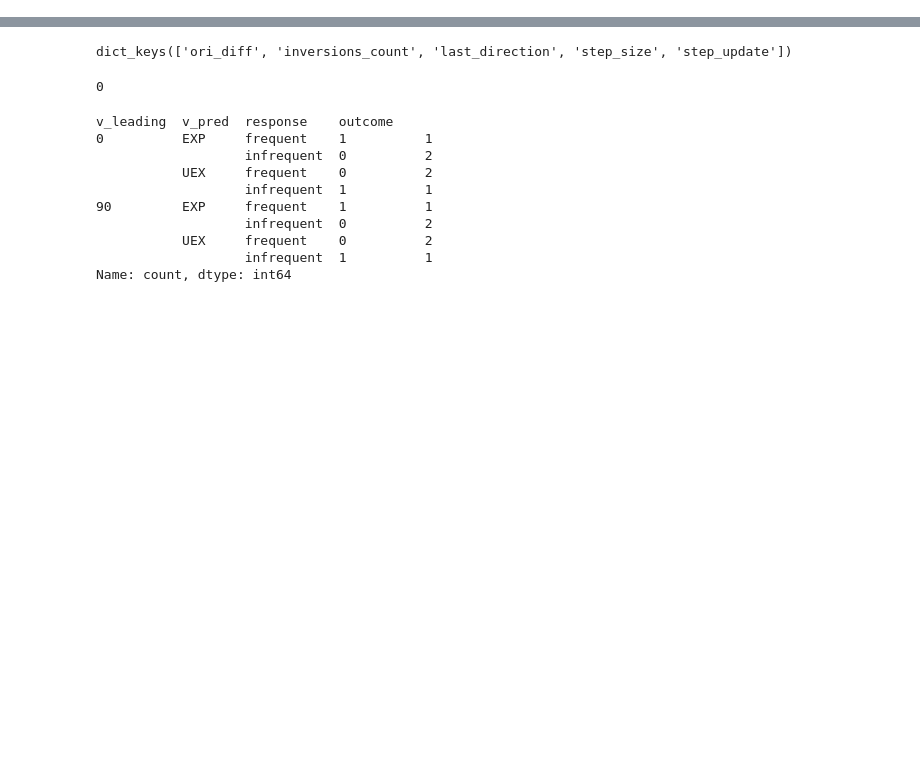
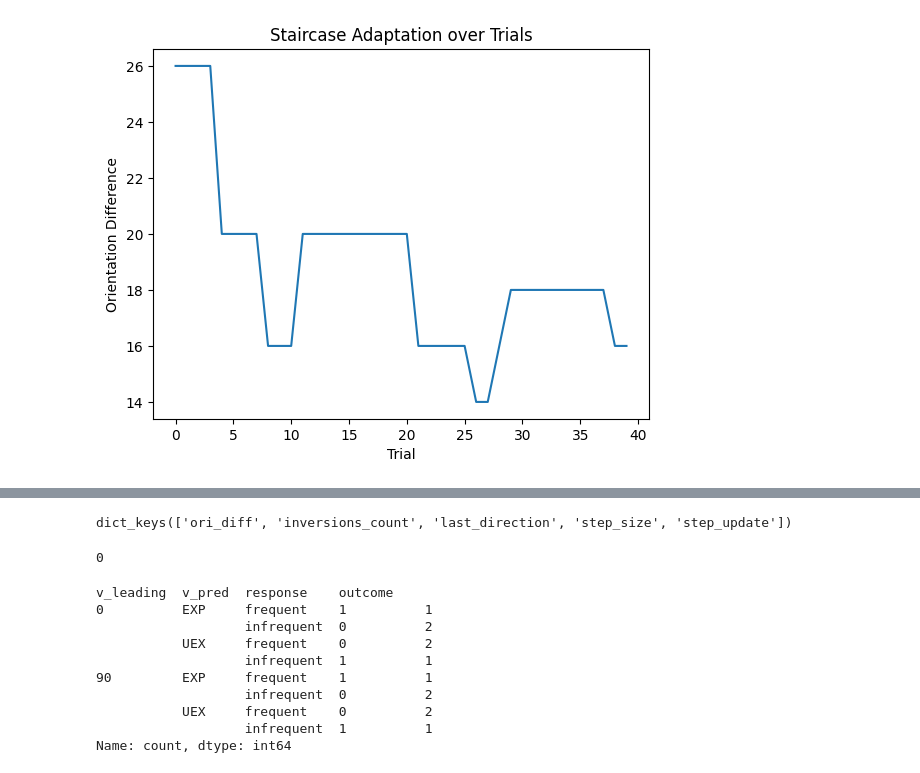
Before and after one commit to memory-formation/multipred-eeg-experiment, a Jupyter notebook: stimuli/test.ipynb, the cells around one changed output, grey strips where cells are left out. Cells and saved outputs as stored; diff of their text form; code cells hidden in the pictures; blank space fills up the shorter version.

Commit message:
finished integrating staircase

```diff
--- a/stimuli/test.ipynb
+++ b/stimuli/test.ipynb
@@ -1,8 +0,0 @@
-# %%
-import json
-import pandas as pd
-
-with open('data/sub-01/explicit_block1.json') as f:
-    data = json.load(f)
-
-df = pd.DataFrame(data[0])
@@ -18,0 +5,37 @@ staricase
+# %%
+def load_test_data(participant_id, blocks):
+    all_trials = []
+
+    for block in blocks:
+        filepath = f"data/{participant_id}/test_block{block}.json"
+        if os.path.exists(filepath):
+            with open(filepath, "r") as f:
+                block_data = json.load(f)
+            for trial in block_data:
+                trial["block"] = block  # add block number to each trial
+            all_trials.extend(block_data)
+        else:
+            print(f"File not found: {filepath}")
+
+    return all_trials
+
+# Load and convert to DataFrame
+participant_id = "sub-03"  # change as needed
+blocks = [1, 2]
+all_trials = load_test_data(participant_id, blocks)
+df = pd.DataFrame(all_trials)
+# %%
+# Show staircase-related columns
+staircase_cols = ["ori_diff", "last_direction", "inversions_count", "history", "step_size", "target", "outcome"]
+df[staircase_cols].head(30) # adjust rows as needed
+
+# Plot ori_diff over trials
+import matplotlib.pyplot as plt
+
+plt.plot(df["ori_diff"])
+plt.xlabel("Trial")
+plt.ylabel("Orientation Difference")
+plt.title("Staircase Adaptation over Trials")
+plt.show()
+# %% [output]
+[figure, added]
```
Also changed, not shown: parts of 7 cells of this notebook, 3 other files.
